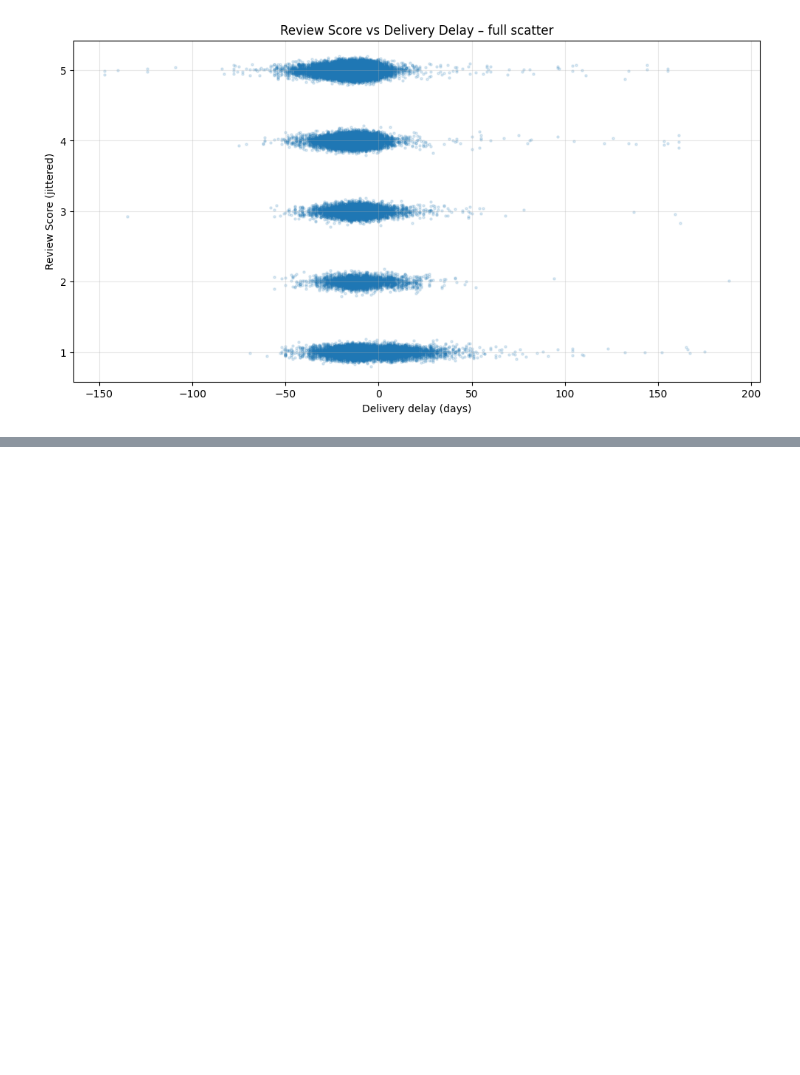
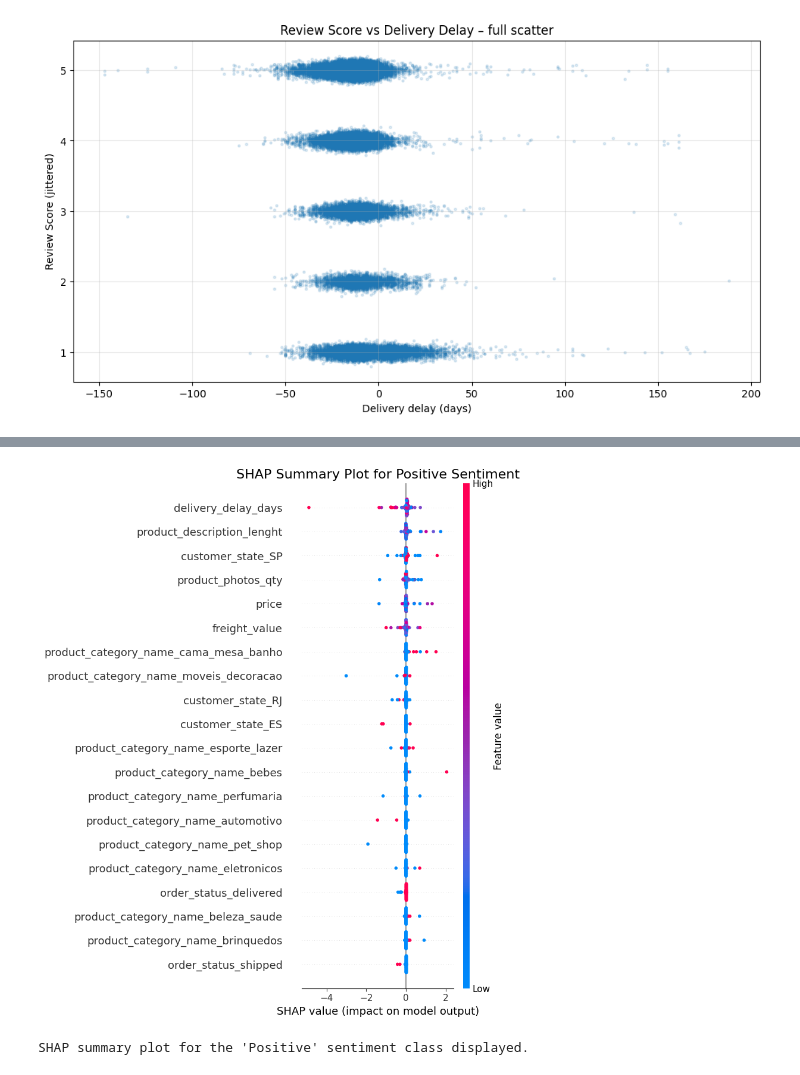
Before and after one commit to Y-Awara/Team-UNO-acl, a Jupyter notebook: MS1new.ipynb, the cells around one changed output, grey strips where cells are left out. Drawn from its saved outputs; the diff is of its cells as text; code cells hidden in the pictures; blank space fills up the shorter version.

```diff
--- a/MS1new.ipynb
+++ b/MS1new.ipynb
@@ -849,0 +1302,6 @@ Correlation between delivery_delay and review_score: 0.238
+# %%
+X_train_sampled = X_train.sample(n=1000, random_state=42)
+X_test_subset = X_test.sample(n=100, random_state=42)
+
+print(f"Shape of X_train_sampled: {X_train_sampled.shape}")
+print(f"Shape of X_test_subset: {X_test_subset.shape}")
@@ -849,0 +1329,5 @@ Correlation between delivery_delay and review_score: 0.238
+# %%
+explainer = shap.DeepExplainer(model, X_train_sampled.astype(float).to_numpy())
+shap_values_obj = explainer.shap_values(X_test_subset.astype(float).to_numpy())
+
+print("SHAP values calculated successfully.")
@@ -849,0 +1354,24 @@ Correlation between delivery_delay and review_score: 0.238
+# %%
+import matplotlib.pyplot as plt
+
+# Assuming shap_values_obj is a list of arrays (one for each class)
+# We'll visualize the SHAP values for the 'Positive' class (index 2, based on y_encoded columns)
+# You might need to adjust the index if your target_names order is different
+class_idx_to_explain = 2 # Assuming 'Positive' is the 3rd class (index 2)
+
+# Create a SHAP summary plot for the selected class
+plt.figure(figsize=(10, 6))
+shap.summary_plot(
+    shap_values_obj[:, :, class_idx_to_explain], # Correctly slice the 3D array for the desired class
+    X_test_subset.to_numpy(), # Convert DataFrame to NumPy array
+    feature_names=X_test_subset.columns.tolist(),
+    show=False # Prevent immediate display, allowing custom titles/labels
+)
+plt.title(f'SHAP Summary Plot for {y_test.columns[class_idx_to_explain]} Sentiment', fontsize=16)
+plt.tight_layout()
+plt.show()
+
+print(f"SHAP summary plot for the '{y_test.columns[class_idx_to_explain]}' sentiment class displayed.")
+# %% [output]
+[figure, added]
+SHAP summary plot for the 'Positive' sentiment class displayed.
```
Also changed, not shown: parts of 57 cells of this notebook.
